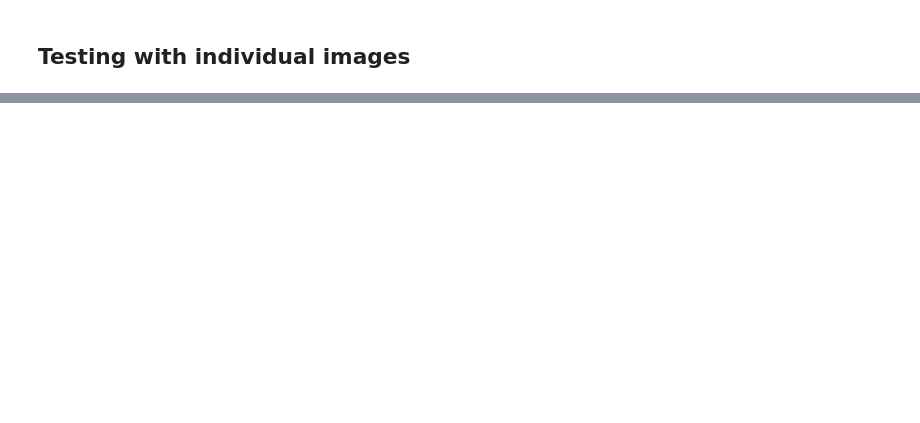
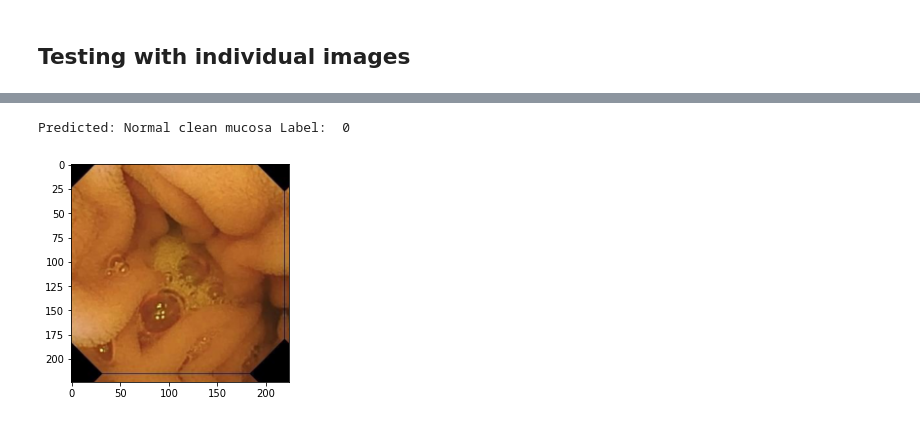
Before and after one commit to kunalburgul/MLDS_Problems, a Jupyter notebook: The-Kvasir-Capsule/The_Kvasir_Capsule.ipynb, the cells around one changed output, grey strips where cells are left out. Saved outputs shown, nothing was run; the diff lists cells and outputs as text; code cells hidden in the pictures; blank space fills up the shorter version.

```diff
--- a/The-Kvasir-Capsule/The_Kvasir_Capsule.ipynb
+++ b/The-Kvasir-Capsule/The_Kvasir_Capsule.ipynb
@@ -616,0 +641,6 @@ valid_ds[2]
+# %%
+img_val, label_val = valid_ds[15]
+valid_result(img_val, label_val, model)
+# %% [output]
+Predicted: Normal clean mucosa Label:  0
+[figure, added]
```
Also changed, not shown: parts of 40 cells of this notebook.
